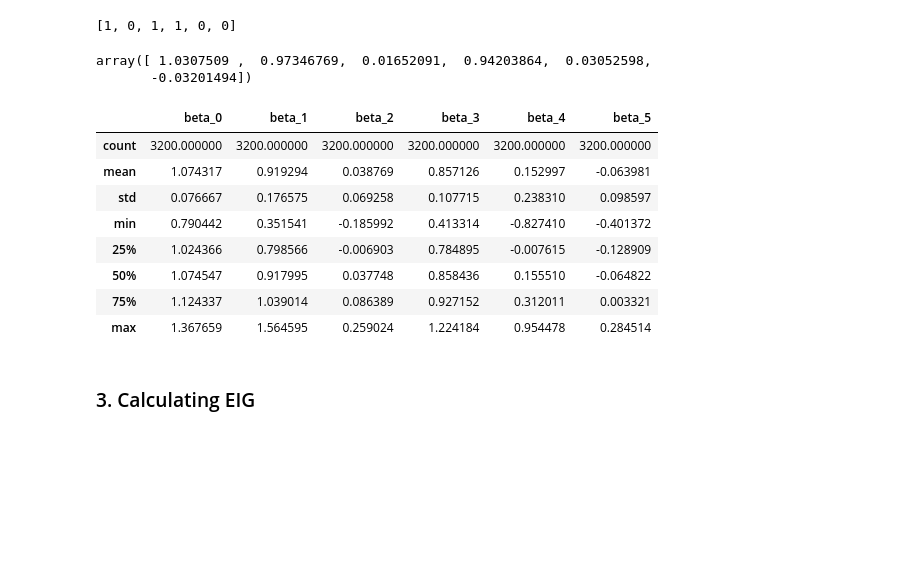
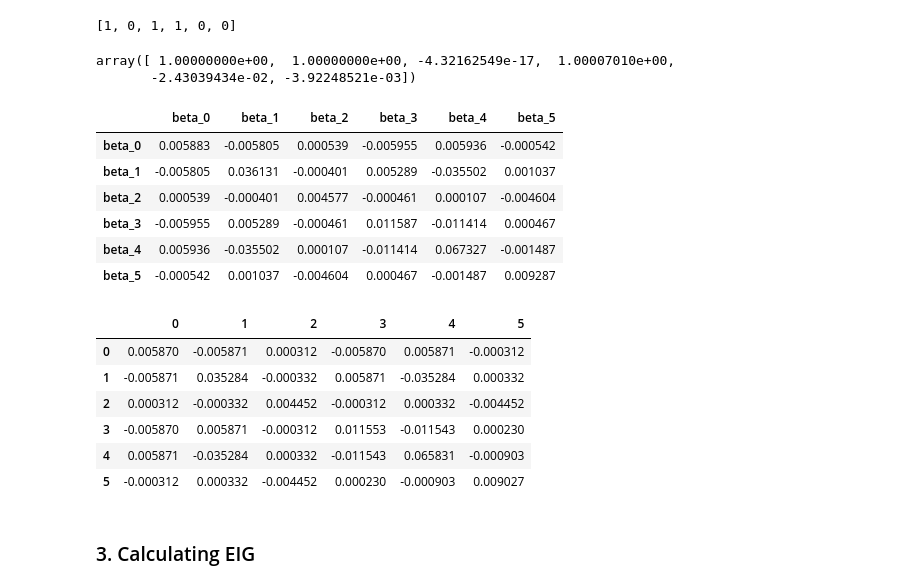
Before and after one commit to LucileTerminassian/causal_prospective_merge, a Jupyter notebook: playground_main.ipynb, the cells around one changed output. Drawn from its saved outputs; the diff is of its cells as text; code cells hidden in the pictures; blank space fills up the shorter version.

```diff
--- a/playground_main.ipynb
+++ b/playground_main.ipynb
@@ -53,8 +53,8 @@ Note: I don't think this is the right way to compare if our estimates are gettin
 # Initialize prior parameters
 # post_mean = np.array([-10, 0.5, 2, -10, 0, -4])
 # a = beta_post_host_vec
-post_mean = np.array([1, 0.5, 2, -12, 0, -6])
-beta_0, sigma_0_sq = post_mean, 1
+post_mean = np.array([0, 0, 0, 0, 0, 0])
+beta_0, sigma_0_sq = post_mean, 3
 prior_hyperparameters = {'beta_0': beta_0, 'sigma_0_sq': sigma_0_sq}
 bayes_reg = BayesianLinearRegression(prior_hyperparameters)
 
@@ -69,7 +69,7 @@ Y_prior = np.dot(X_host, beta_0) + np.random.normal(0, sigma_prior, len(X_host))
 # Generate Y_post_host
 beta_post_host_vec = post_host_parameters['posterior_mean'].flatten()  # Extract posterior mean
 cov_matrix_post_host = post_host_parameters['posterior_cov_matrix']
-Y_post_host = np.dot(X_host, beta_post_host_vec) + np.random.normal(0, 0.01, len(X_host))  # Assuming standard deviation for Y_post_host is 1
+Y_post_host = np.dot(X_host, beta_post_host_vec) + np.random.normal(0, 1, len(X_host))  # Assuming standard deviation for Y_post_host is 1
 
 plot_densities(Y_prior, Y_post_host, design_data_host['Y'],
                 names = ['Y_prior', 'Y_post_host', 'True Y'],
@@ -120,7 +124,7 @@ Y_torch = torch.tensor(Y_host.values)
 
 ## Bayesian update using the host dataset
 mcmc_host = MCMC_Bayesian_update(X_torch =X_torch, Y_torch = Y_torch, model =model_normal,
-            mu_0= beta_0, sigma_prior = sigma_prior, sigma_rand_error = sigma_rand_error,
+            mu_0= beta_0, sigma_prior = 3, sigma_rand_error = sigma_rand_error,
             sigma_rand_error_fixed = True,n_mcmc = n_mcmc, warmup_steps = warmup_steps, max_tree_depth=max_tree_depth)
 mcmc_host.summary()
 
@@ -157,20 +161,28 @@ X_host.shape
 # %%
 beta_post_host_vec
 # %% [output]
-array([ 1.0307509 ,  0.97346769,  0.01652091,  0.94203864,  0.03052598,
-       -0.03201494])
+array([ 1.00000000e+00,  1.00000000e+00, -4.32162549e-17,  1.00007010e+00,
+       -2.43039434e-02, -3.92248521e-03])
 # %%
-beta_post_host.describe()
+beta_post_host.cov()
 # %% [output]
 |  | beta_0 | beta_1 | beta_2 | beta_3 | beta_4 | beta_5 |
-| count | 3200.000000 | 3200.000000 | 3200.000000 | 3200.000000 | 3200.000000 | 3200.000000 |
-| mean | 1.074317 | 0.919294 | 0.038769 | 0.857126 | 0.152997 | -0.063981 |
-| std | 0.076667 | 0.176575 | 0.069258 | 0.107715 | 0.238310 | 0.098597 |
-| min | 0.790442 | 0.351541 | -0.185992 | 0.413314 | -0.827410 | -0.401372 |
-| 25% | 1.024366 | 0.798566 | -0.006903 | 0.784895 | -0.007615 | -0.128909 |
-| 50% | 1.074547 | 0.917995 | 0.037748 | 0.858436 | 0.155510 | -0.064822 |
-| 75% | 1.124337 | 1.039014 | 0.086389 | 0.927152 | 0.312011 | 0.003321 |
-| max | 1.367659 | 1.564595 | 0.259024 | 1.224184 | 0.954478 | 0.284514 |
+| beta_0 | 0.005883 | -0.005805 | 0.000539 | -0.005955 | 0.005936 | -0.000542 |
+| beta_1 | -0.005805 | 0.036131 | -0.000401 | 0.005289 | -0.035502 | 0.001037 |
+| beta_2 | 0.000539 | -0.000401 | 0.004577 | -0.000461 | 0.000107 | -0.004604 |
+| beta_3 | -0.005955 | 0.005289 | -0.000461 | 0.011587 | -0.011414 | 0.000467 |
+| beta_4 | 0.005936 | -0.035502 | 0.000107 | -0.011414 | 0.067327 | -0.001487 |
+| beta_5 | -0.000542 | 0.001037 | -0.004604 | 0.000467 | -0.001487 | 0.009287 |
+# %%
+pd.DataFrame(cov_matrix_post_host)
+# %% [output]
+|  | 0 | 1 | 2 | 3 | 4 | 5 |
+| 0 | 0.005870 | -0.005871 | 0.000312 | -0.005870 | 0.005871 | -0.000312 |
+| 1 | -0.005871 | 0.035284 | -0.000332 | 0.005871 | -0.035284 | 0.000332 |
+| 2 | 0.000312 | -0.000332 | 0.004452 | -0.000312 | 0.000332 | -0.004452 |
+| 3 | -0.005870 | 0.005871 | -0.000312 | 0.011553 | -0.011543 | 0.000230 |
+| 4 | 0.005871 | -0.035284 | 0.000332 | -0.011543 | 0.065831 | -0.000903 |
+| 5 | -0.000312 | 0.000332 | -0.004452 | 0.000230 | -0.000903 | 0.009027 |
 # %% [markdown]
 ### 3. Calculating EIG
 # %% [markdown]
```
Also changed, not shown: parts of 15 cells of this notebook, 1 other file.
